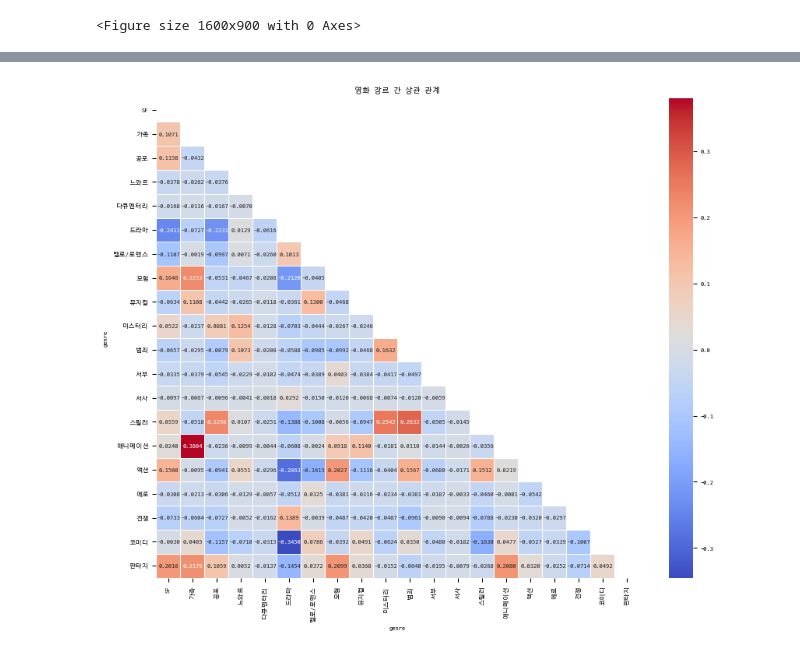
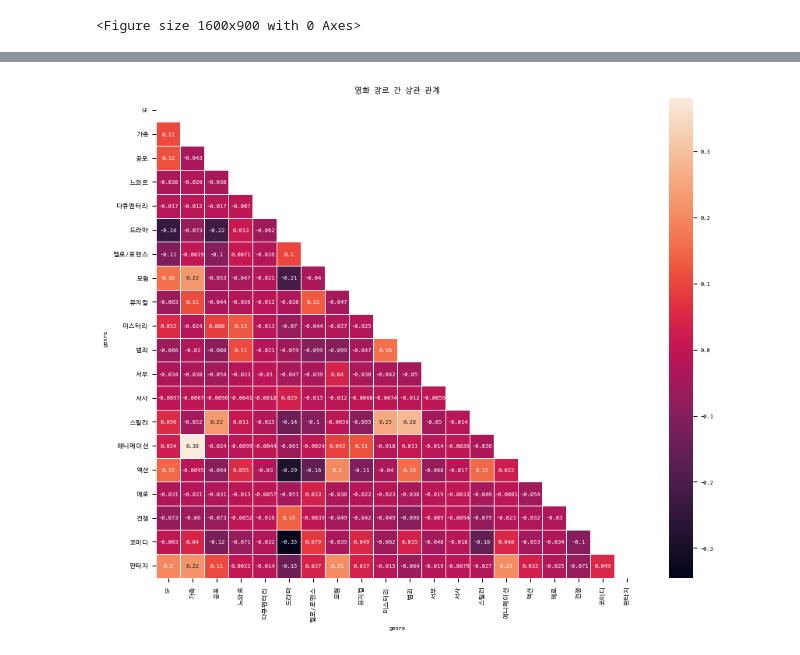
Before and after one commit to seungwonme/codyssey, a Jupyter notebook: prob-0102/7.ipynb, the cells around one changed output, grey strips where cells are left out. Saved outputs shown, nothing was run; the diff lists cells and outputs as text; code cells hidden in the pictures.

```diff
--- a/prob-0102/7.ipynb
+++ b/prob-0102/7.ipynb
@@ -179,16 +217,21 @@ plt.figure(figsize=(16, 9))
 # %%
 import numpy as np
 
-# 장르 간 상관 관계 계산
+# 영화의 장르 피벗 테이블 생성
+genre_pivot = genres_df.pivot_table(index='movie', columns='genre', aggfunc='size', fill_value=0)
+# print(genre_pivot)
 genre_corr = genre_pivot.corr()
+# print(genre_corr)
 
-# 상삼각 행렬 마스크 생성
+# 상삼각 행렬을 만들어 마스크로 사용 -> 하삼각 행렬을 만들 mask 생성
 mask = np.triu(np.ones_like(genre_corr, dtype=bool))
+# print(np.ones_like(genre_corr, dtype=bool))
+# print(mask)
 
 # 히트맵 그리기
 plt.figure(figsize=(10, 8))
-sns.heatmap(genre_corr, mask=mask, annot=True, cmap='coolwarm', linewidths=0.5, fmt='.4f')
+sns.heatmap(genre_corr, mask=mask, annot=True, linewidths=0.5)
 plt.title('영화 장르 간 상관 관계')
 plt.show()
 # %% [output]
-[figure, old version]
+[figure, new version]
```
Also changed, not shown: parts of 1 cell of this notebook, 1 other file.
